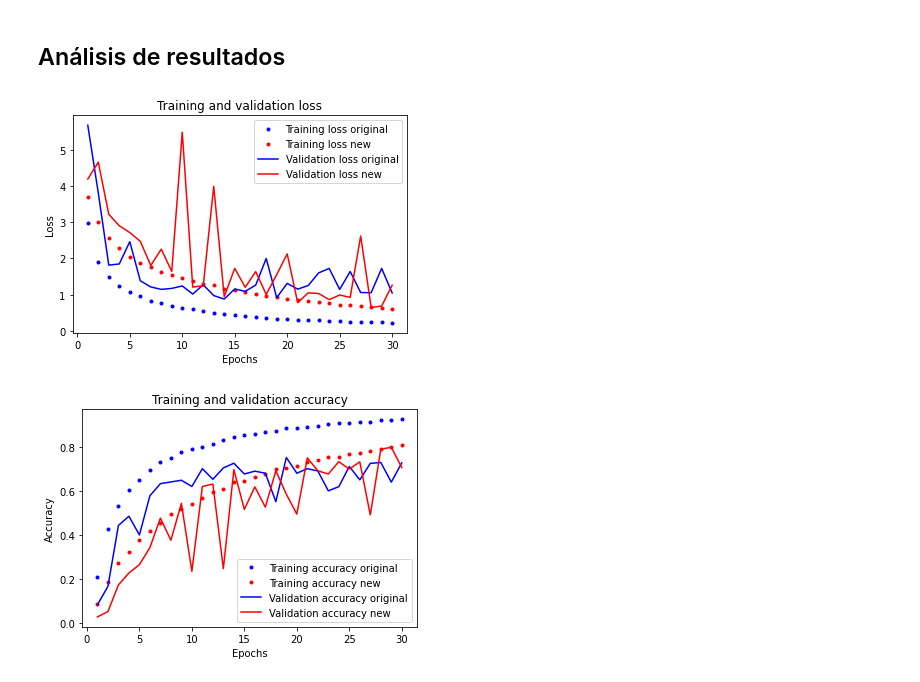
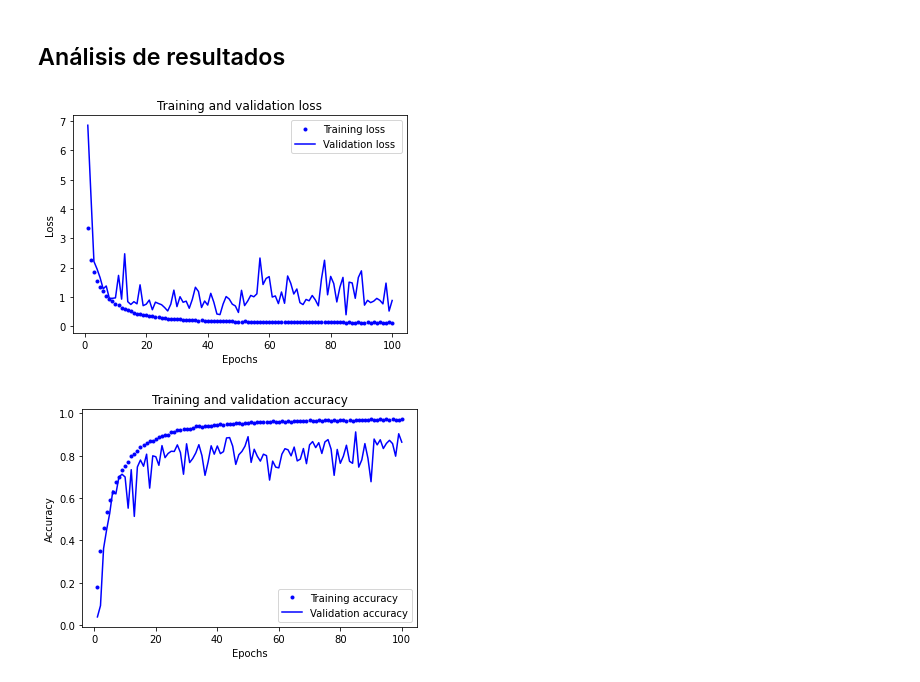
Before and after one commit to eduardosoy/MyTFG, a Jupyter notebook: tfg4_normalizacion_lotes.ipynb, the cells around one changed output. Drawn from its saved outputs; the diff is of its cells as text; code cells hidden in the pictures.

```diff
--- a/tfg4_normalizacion_lotes.ipynb
+++ b/tfg4_normalizacion_lotes.ipynb
@@ -301,47 +343,40 @@ INFO:tensorflow:Assets written to: model4_1/model\assets
 # %% [markdown]
 ## Análisis de resultados
 # %%
-my_history1=np.load('model4/history.npy',allow_pickle='TRUE').item()
-my_history2=np.load('model4_1/history.npy',allow_pickle='TRUE').item()
+my_history=np.load('model4_1/history.npy',allow_pickle='TRUE').item()
 # %%
-loss_1 = my_history1["loss"]
-val_loss_1 = my_history1["val_loss"]
-loss_2 = my_history2["loss"]
-val_loss_2 = my_history2["val_loss"]
-epochs = range(1, len(loss_1) + 1)
+loss = my_history["loss"]
+val_loss = my_history["val_loss"]
 
-plt.plot(epochs, loss_1, "b.", label="Training loss original")
-plt.plot(epochs, loss_2, "r.", label="Training loss new")
-plt.plot(epochs, val_loss_1, "b", label="Validation loss original")
-plt.plot(epochs, val_loss_2, "r", label="Validation loss new")
+epochs = range(1, len(loss) + 1)
+
+plt.plot(epochs, loss, "b.", label="Training loss")
+plt.plot(epochs, val_loss, "b", label="Validation loss ")
 plt.title("Training and validation loss")
 plt.xlabel("Epochs")
 plt.ylabel("Loss")
 plt.legend()
 plt.show()
 # %% [output]
-[figure, old version]
+[figure, new version]
 # %%
 
 plt.clf()
 
-acc_1 = my_history1["accuracy"]
-val_acc_1 = my_history1["val_accuracy"]
-acc_2 = my_history2["accuracy"]
-val_acc_2 = my_history2["val_accuracy"]
-epochs = range(1, len(loss_1) + 1)
+acc = my_history["accuracy"]
+val_acc = my_history["val_accuracy"]
 
-plt.plot(epochs, acc_1, "b.", label="Training accuracy original")
-plt.plot(epochs, acc_2, "r.", label="Training accuracy new")
-plt.plot(epochs, val_acc_1, "b", label="Validation accuracy original")
-plt.plot(epochs, val_acc_2, "r", label="Validation accuracy new")
+epochs = range(1, len(loss) + 1)
+
+plt.plot(epochs, acc, "b.", label="Training accuracy")
+plt.plot(epochs, val_acc, "b", label="Validation accuracy")
 plt.title("Training and validation accuracy")
 plt.xlabel("Epochs")
 plt.ylabel("Accuracy")
 plt.legend()
 plt.show()
 # %% [output]
-[figure, old version]
+[figure, new version]
 # %%
 model = keras.models.load_model('model4_1/model')
 results= model.evaluate(test_dataset)
```
Also changed, not shown: parts of 10 cells of this notebook, 1 other file.
